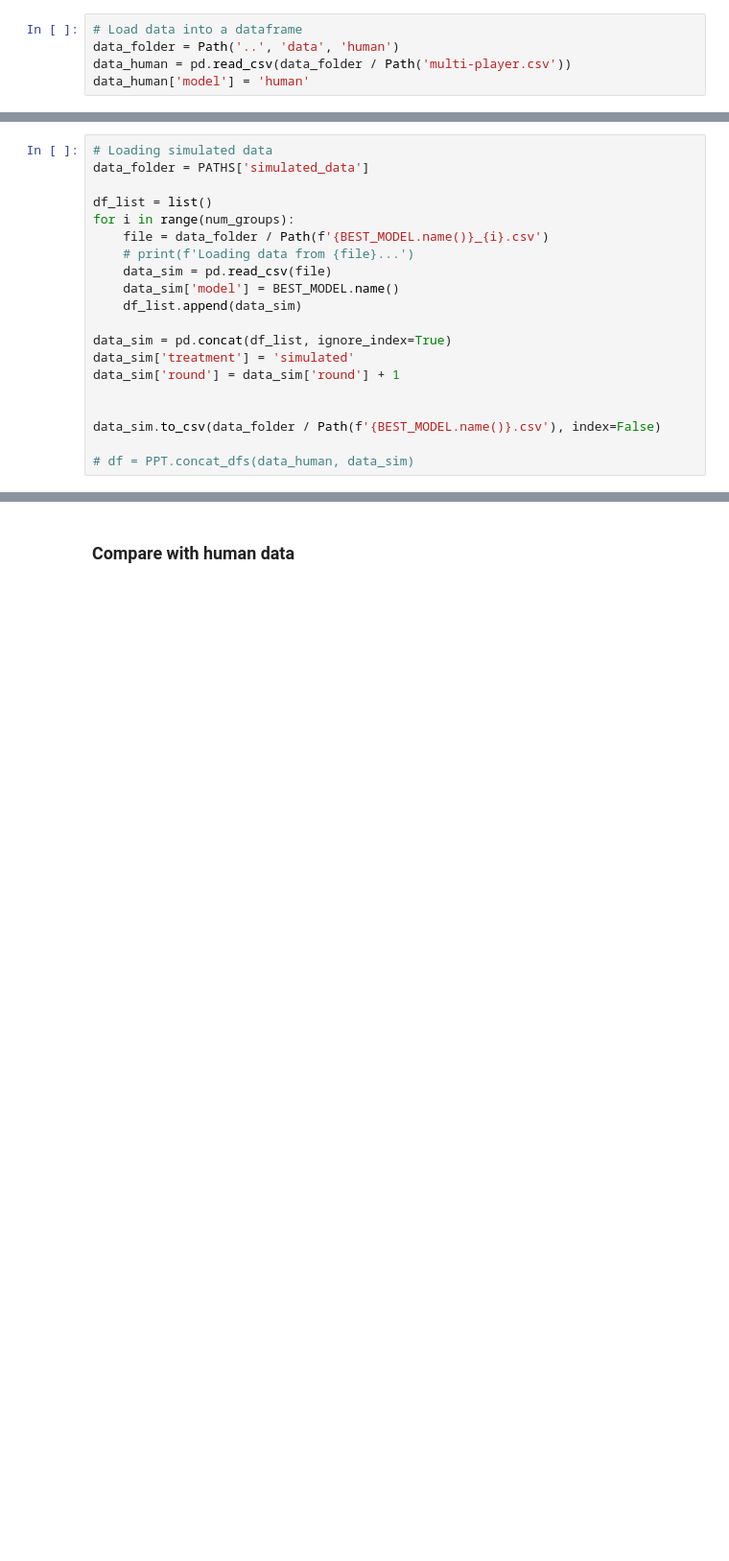
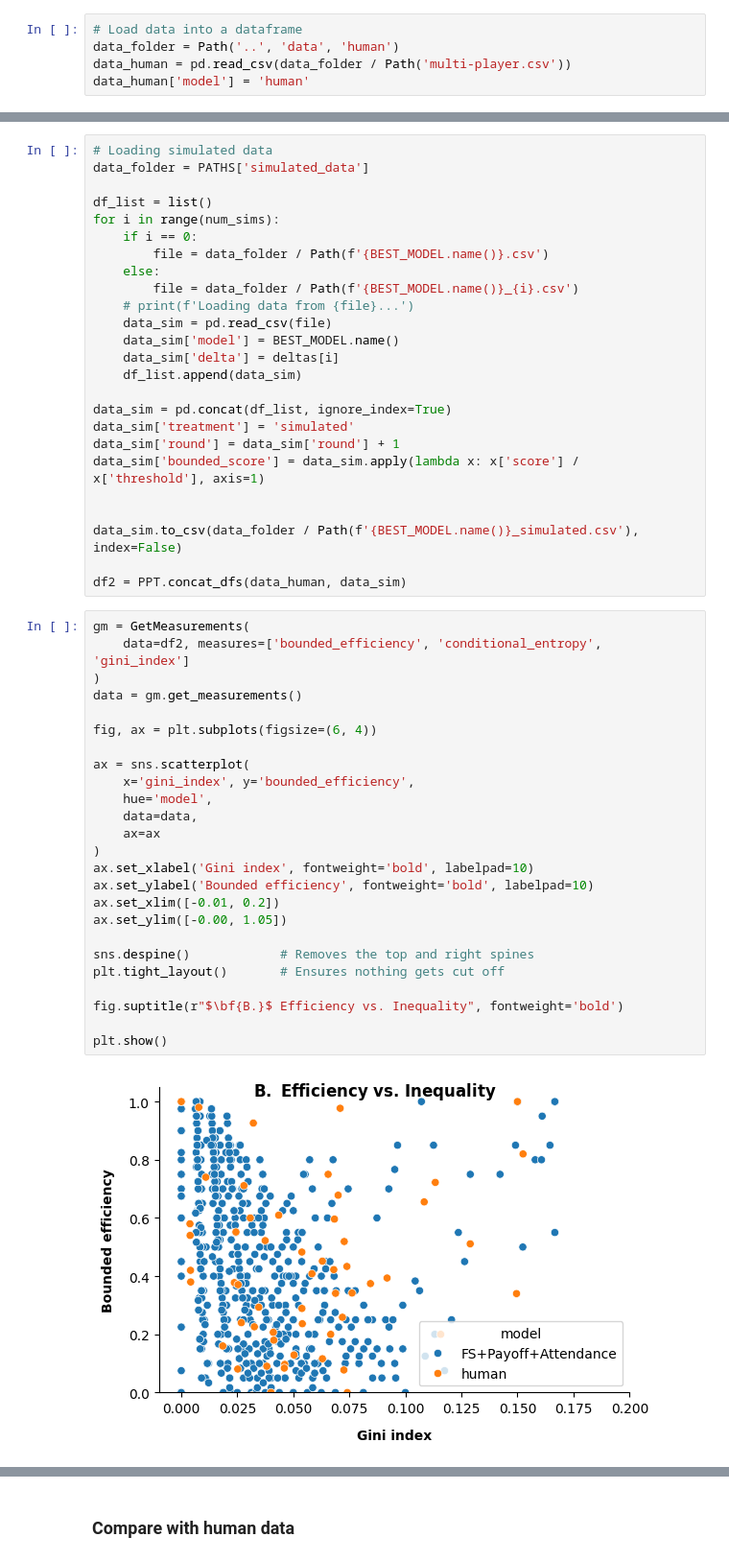
Before and after one commit to EAndrade-Lotero/Cognitive_Models_El_Farol_Bar_Problem, a Jupyter notebook: Notebooks/Best_fits.ipynb, the cells around one changed output, grey strips where cells are left out. Shown at 96% size. Saved outputs shown, nothing was run; the diff lists cells and outputs as text; blank space fills up the shorter version.

```diff
--- a/Notebooks/Best_fits.ipynb
+++ b/Notebooks/Best_fits.ipynb
@@ -176,18 +297,50 @@ Simulation parameters:
 data_folder = PATHS['simulated_data']
 
 df_list = list()
-for i in range(num_groups):
-    file = data_folder / Path(f'{BEST_MODEL.name()}_{i}.csv')
+for i in range(num_sims):
+    if i == 0:
+        file = data_folder / Path(f'{BEST_MODEL.name()}.csv')
+    else:
+        file = data_folder / Path(f'{BEST_MODEL.name()}_{i}.csv')
     # print(f'Loading data from {file}...')
     data_sim = pd.read_csv(file)
     data_sim['model'] = BEST_MODEL.name()
+    data_sim['delta'] = deltas[i]
     df_list.append(data_sim)
 
 data_sim = pd.concat(df_list, ignore_index=True)
 data_sim['treatment'] = 'simulated'
 data_sim['round'] = data_sim['round'] + 1
+data_sim['bounded_score'] = data_sim.apply(lambda x: x['score'] / x['threshold'], axis=1)
 
 
-data_sim.to_csv(data_folder / Path(f'{BEST_MODEL.name()}.csv'), index=False)
+data_sim.to_csv(data_folder / Path(f'{BEST_MODEL.name()}_simulated.csv'), index=False)
 
-# df = PPT.concat_dfs(data_human, data_sim)
+df2 = PPT.concat_dfs(data_human, data_sim)
+# %%
+gm = GetMeasurements(
+    data=df2, measures=['bounded_efficiency', 'conditional_entropy', 'gini_index']
+)
+data = gm.get_measurements()
+
+fig, ax = plt.subplots(figsize=(6, 4))
+
+ax = sns.scatterplot(
+    x='gini_index', y='bounded_efficiency',
+    hue='model',
+    data=data,
+    ax=ax
+)
+ax.set_xlabel('Gini index', fontweight='bold', labelpad=10)
+ax.set_ylabel('Bounded efficiency', fontweight='bold', labelpad=10)
+ax.set_xlim([-0.01, 0.2])
+ax.set_ylim([-0.00, 1.05])
+
+sns.despine()            # Removes the top and right spines
+plt.tight_layout()       # Ensures nothing gets cut off
+
+fig.suptitle(r"$\bf{B.}$ Efficiency vs. Inequality", fontweight='bold')
+
+plt.show()
+# %% [output]
+[figure, added]
```
Also changed, not shown: parts of 9 cells of this notebook, 17 other files.
